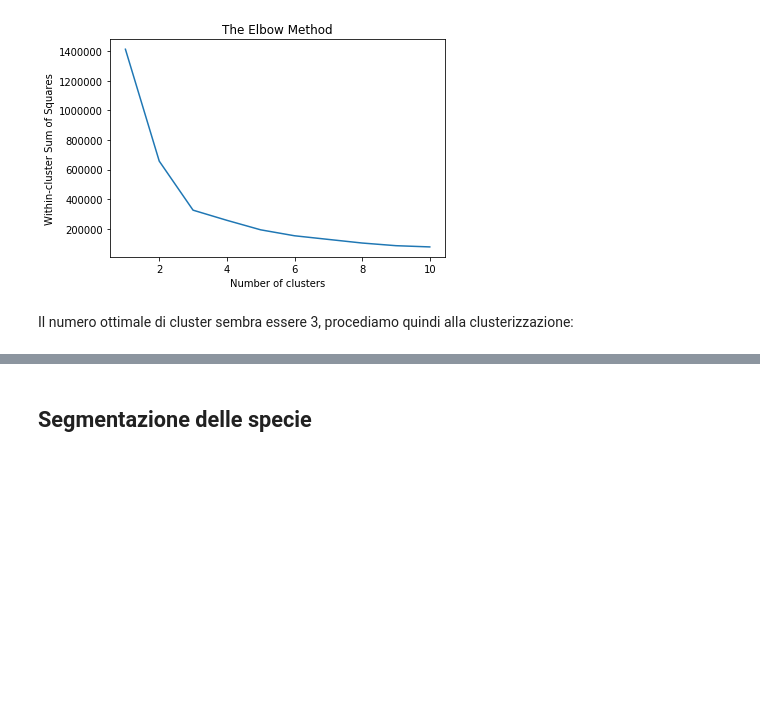
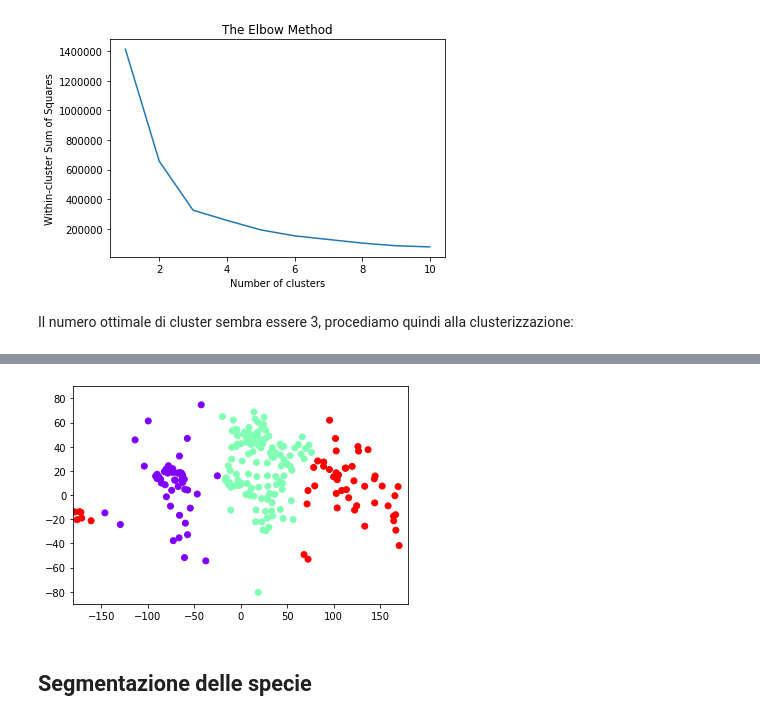
Before and after one commit to soldanoale/DataScience-HEP, a Jupyter notebook: Lezioni/Lezione 5.B - Soluzioni.ipynb, the cells around one changed output, grey strips where cells are left out. Cells and saved outputs as stored; diff of their text form; code cells hidden in the pictures; blank space fills up the shorter version.

```diff
--- a/Lezioni/Lezione 5.B - Soluzioni.ipynb
+++ b/Lezioni/Lezione 5.B - Soluzioni.ipynb
@@ -82,3 +91,44 @@ plt.show()
+# %%
+from statistics import mode
+
+# Facciamo un ciclo per calcolare una traslazione delle longitudini tra -180 e +180
+computed_vals = []
+for t in range(-180, 180):
+    kmeans = KMeans(3)
+
+    # Trasformo nel dataset le longitudini con la traslazione specificata dall'iterazione
+    d = data[['Longitude', 'Latitude']].copy()
+    longs = d['Longitude'].values
+    longs = [(l + t) % 360 - 180 for l in longs]
+    d['Longitude'] = longs
+
+    # Calcolo i cluster e recupero i centroidi, con questo metodo cerco di numerare sempre allo stesso modo i
+    # cluster creati (partendo da zero in avanti da quello con longitudine minore a quello con longitudine maggiore)
+    clusters = kmeans.fit_predict(d)
+    centroids_lat = [(x[0] - t) % 360 - 180 for x in kmeans.cluster_centers_]
+    centroids_lat_sorted = sorted(centroids_lat)
+
+    centroid_mapping = {}
+    for i in range(len(centroids_lat)):
+        centroid_mapping[i] = centroids_lat_sorted.index(centroids_lat[i])
+
+    # Aggiungo a una mia lista i valori (rinormalizzati) dei cluster stimati
+    clusters = list(map(lambda x: centroid_mapping[x], clusters))
+    computed_vals.append(clusters)
+
+# Calcolo la moda dei cluster computati per ogni elemento nel mio dataset
+clusters = []
+for i in range(len(data[['Longitude', 'Latitude']].values)):
+    vals = [c[i] for c in computed_vals]
+    clusters.append(mode(vals))
+
+# Grafico i risultati
+plt.scatter(d['Longitude'], d['Latitude'], c=clusters, cmap='rainbow')
+plt.xlim(-180, 180)
+plt.ylim(-90, 90)
+plt.show()
+# %% [output]
+[figure, added]
 # %% [markdown]
 <a id='section2'></a>
 ## Segmentazione delle specie
```
Also changed, not shown: parts of 3 cells of this notebook.
